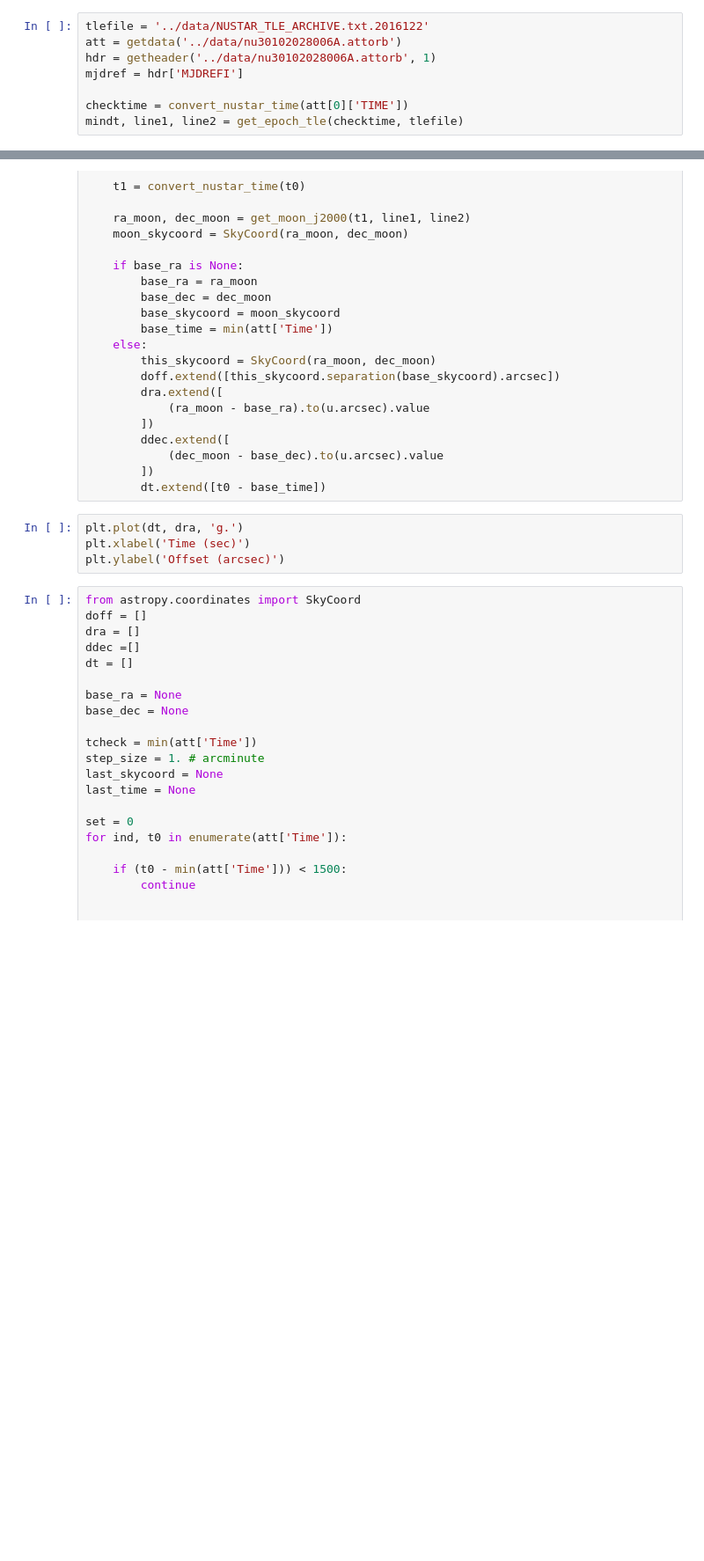
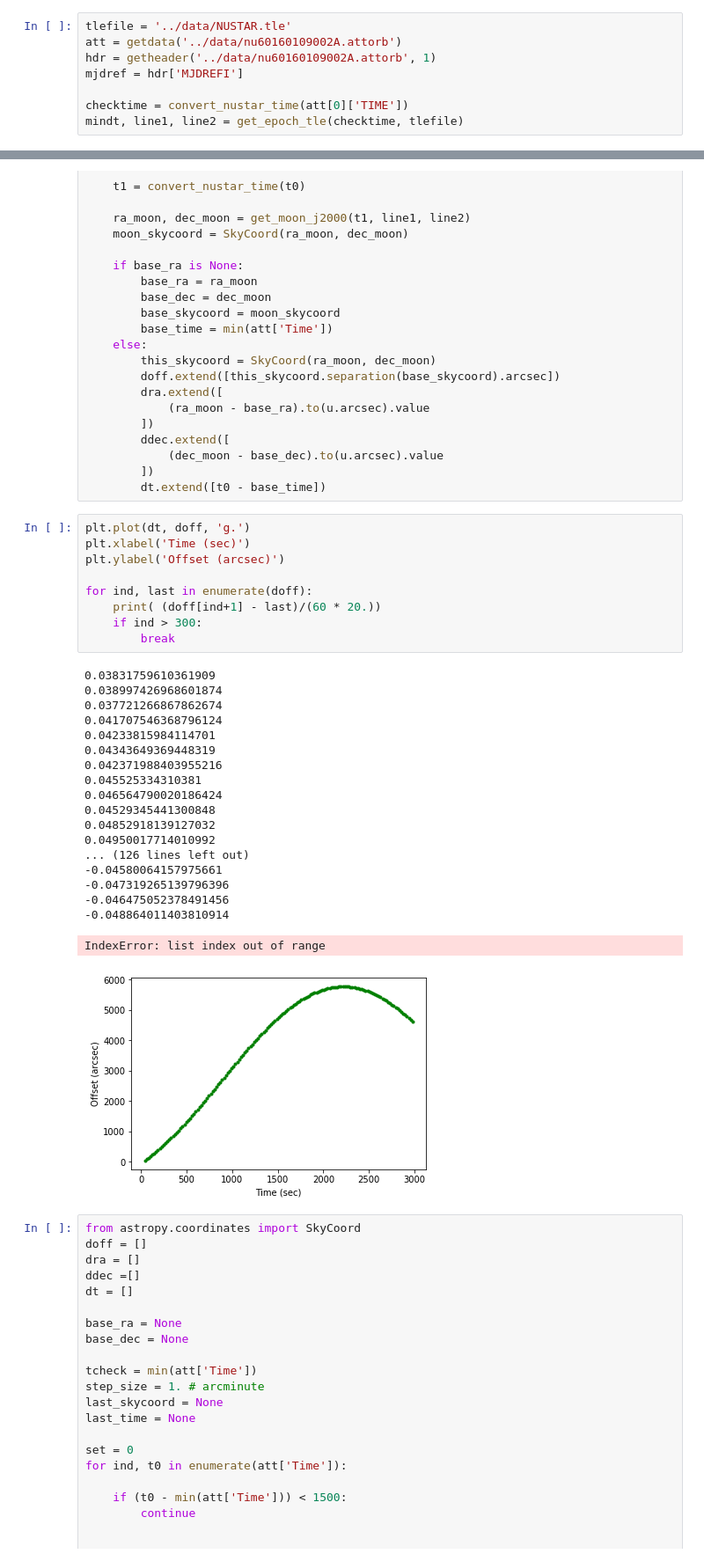
Before and after one commit to bwgref/nustar_lunar_pointing, a Jupyter notebook: notebooks/Drift Check.ipynb, the cells around one changed output, grey strips where cells are left out. Shown: that part at 88% size. Cells and saved outputs as stored; diff of their text form; blank space fills up the shorter version.

```diff
--- a/notebooks/Drift Check.ipynb
+++ b/notebooks/Drift Check.ipynb
@@ -8,9 +8,9 @@ from nustar_lunar_pointing.tracking import get_moon_j2000
 import matplotlib.pyplot as plt
 %matplotlib inline
 # %%
-tlefile = '../data/NUSTAR_TLE_ARCHIVE.txt.2016122'
-att = getdata('../data/nu30102028006A.attorb')
-hdr = getheader('../data/nu30102028006A.attorb', 1)
+tlefile = '../data/NUSTAR.tle'
+att = getdata('../data/nu60160109002A.attorb')
+hdr = getheader('../data/nu60160109002A.attorb', 1)
 mjdref = hdr['MJDREFI']
 
 checktime = convert_nustar_time(att[0]['TIME'])
@@ -58,9 +58,34 @@ for ind, t0 in enumerate(att['Time']):
         ])
         dt.extend([t0 - base_time])
 # %%
-plt.plot(dt, dra, 'g.')
+plt.plot(dt, doff, 'g.')
 plt.xlabel('Time (sec)')
 plt.ylabel('Offset (arcsec)')
+
+for ind, last in enumerate(doff):
+    print( (doff[ind+1] - last)/(60 * 20.))
+    if ind > 300:
+        break
+# %% [output]
+0.03831759610361909
+0.038997426968601874
+0.037721266867862674
+0.041707546368796124
+0.04233815984114701
+0.04343649369448319
+0.042371988403955216
+0.045525334310381
+0.046564790020186424
+0.04529345441300848
+0.04852918139127032
+0.04950017714010992
+... (126 lines left out)
+-0.04580064157975661
+-0.047319265139796396
+-0.046475052378491456
+-0.048864011403810914
+IndexError: list index out of range
+[figure, added]
 # %%
 from astropy.coordinates import SkyCoord
 doff = []
```
Also changed, not shown: parts of 1 cell of this notebook, 5 other files.
